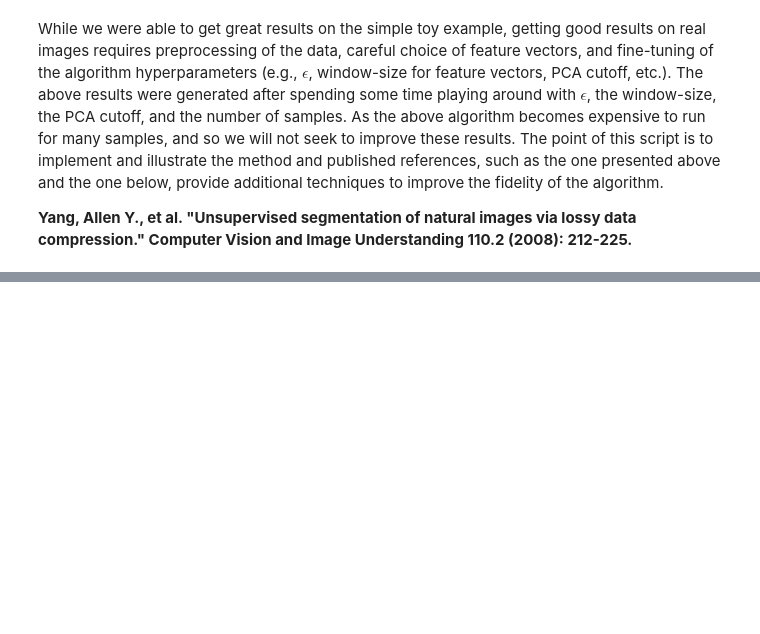
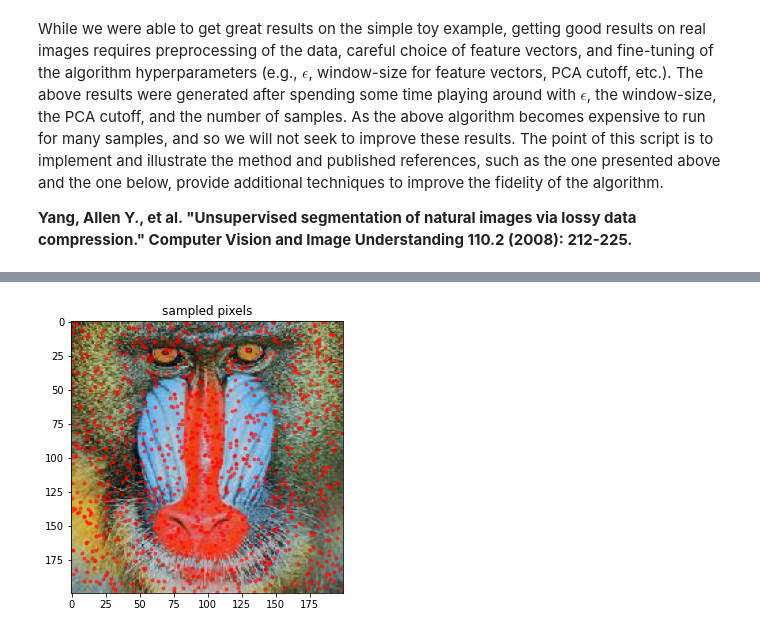
Before and after one commit to ashegde/HighDimDataAnalysisExamples, a Jupyter notebook: HighDimDataAnalysis/ImageSegmentationViaLossyCoding/SegmentationViaRateReduction.ipynb, the cells around one changed output, grey strips where cells are left out. Cells and saved outputs as stored; diff of their text form; code cells hidden in the pictures; blank space fills up the shorter version.

```diff
--- a/HighDimDataAnalysis/ImageSegmentationViaLossyCoding/SegmentationViaRateReduction.ipynb
+++ b/HighDimDataAnalysis/ImageSegmentationViaLossyCoding/SegmentationViaRateReduction.ipynb
@@ -379,0 +368,12 @@ __Yang, Allen Y., et al. "Unsupervised segmentation of natural images via lossy
+# %%
+N = 1000 #number of pixels to be sampled
+row_sample = np.random.randint(0,nrows,N)
+col_sample = np.random.randint(0,ncols,N)
+
+fig, ax = plt.subplots(figsize=(5,5))
+plt.imshow(im)
+plt.scatter(col_sample, row_sample, c='r',marker='.', alpha=0.5)
+plt.title('sampled pixels')
+plt.show()
+# %% [output]
+[figure, added]
```
Also changed, not shown: parts of 16 cells of this notebook, 1 other file.
